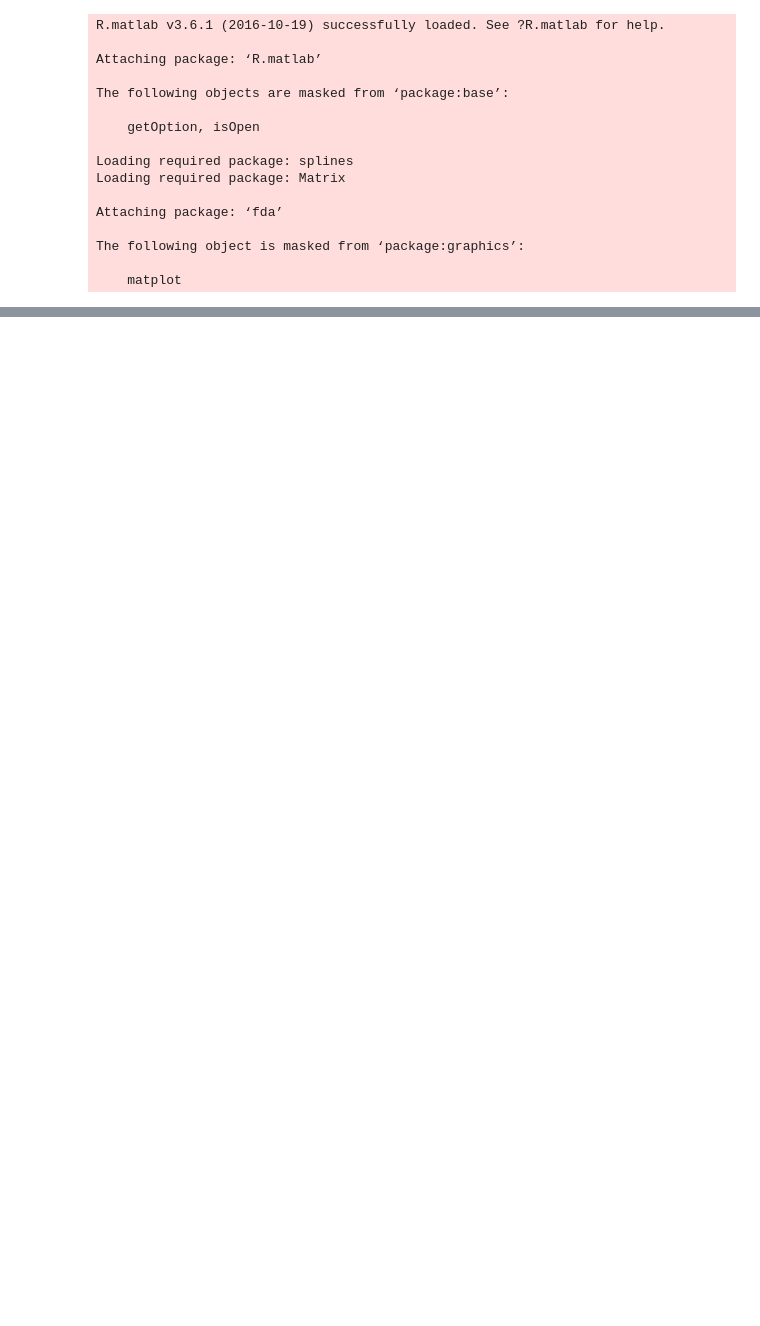
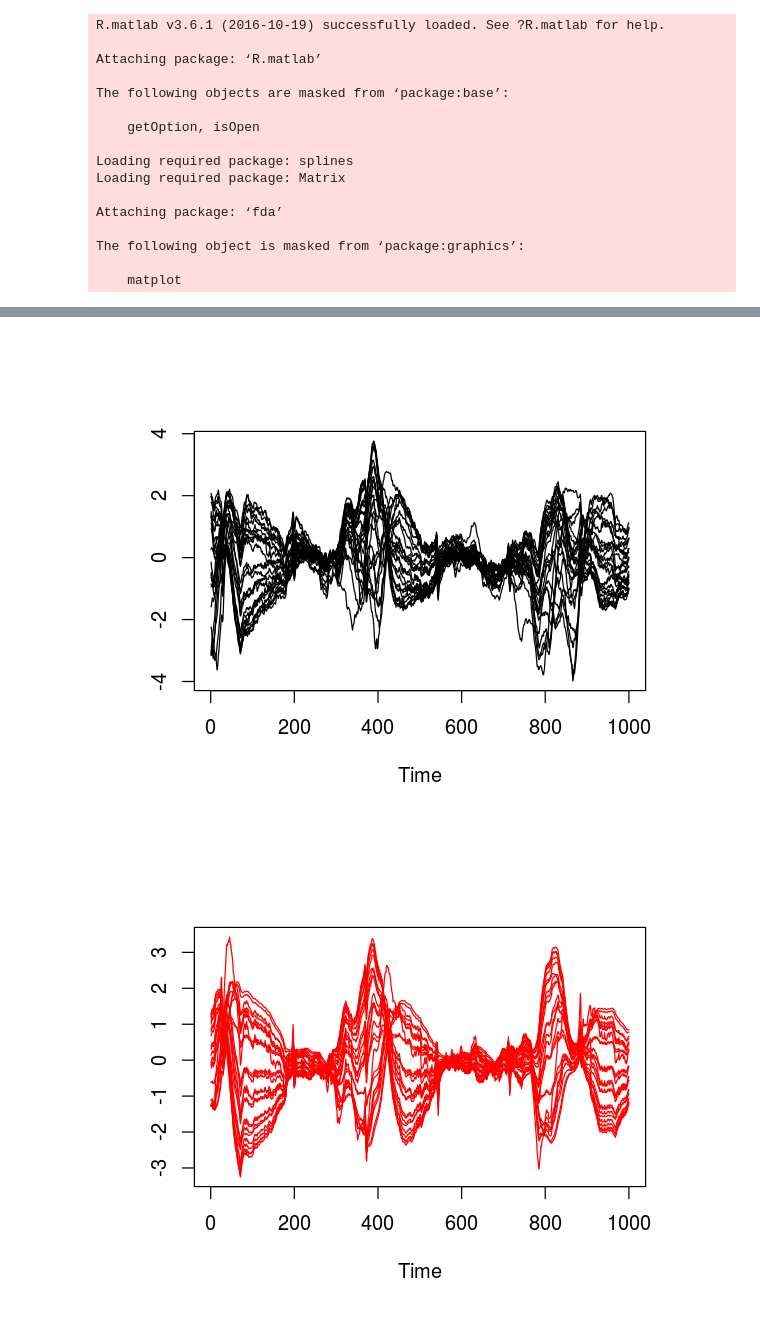
Before and after one commit to hfloresr/gdpca-vs-spca, a Jupyter notebook: notebooks/pre_multiple_lags.ipynb, the cells around one changed output, grey strips where cells are left out. Drawn from its saved outputs; the diff is of its cells as text; code cells hidden in the pictures; blank space fills up the shorter version.

```diff
--- a/notebooks/pre_multiple_lags.ipynb
+++ b/notebooks/pre_multiple_lags.ipynb
@@ -337,0 +347,6 @@ plot_pre_lfp_recons(Z_norm, G20, model20, epoch=1, legend=c("GDPCA lag 299", "Or
+# %%
+ts.plot(ts1$ts_z)
+ts.plot(ts1$ts_g_r , gpars=list(col = c("red")))
+# %% [output]
+[figure, added]
+[figure, added]
```
Also changed, not shown: parts of 29 cells of this notebook.
